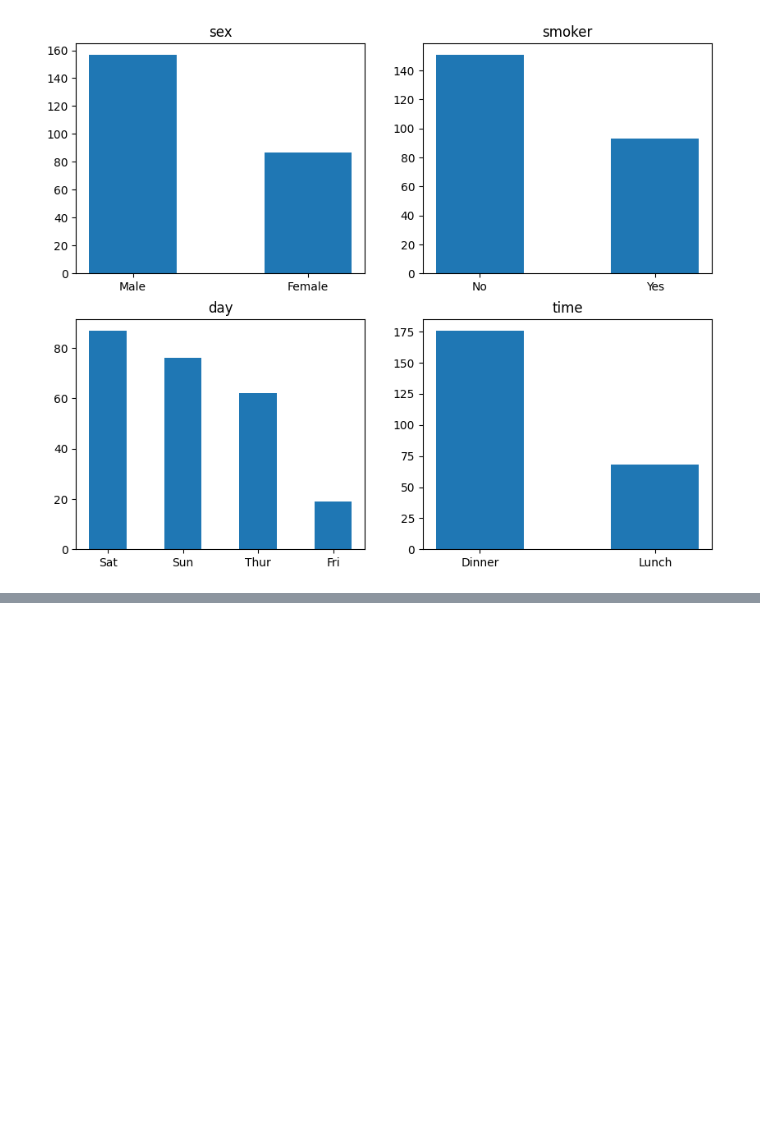
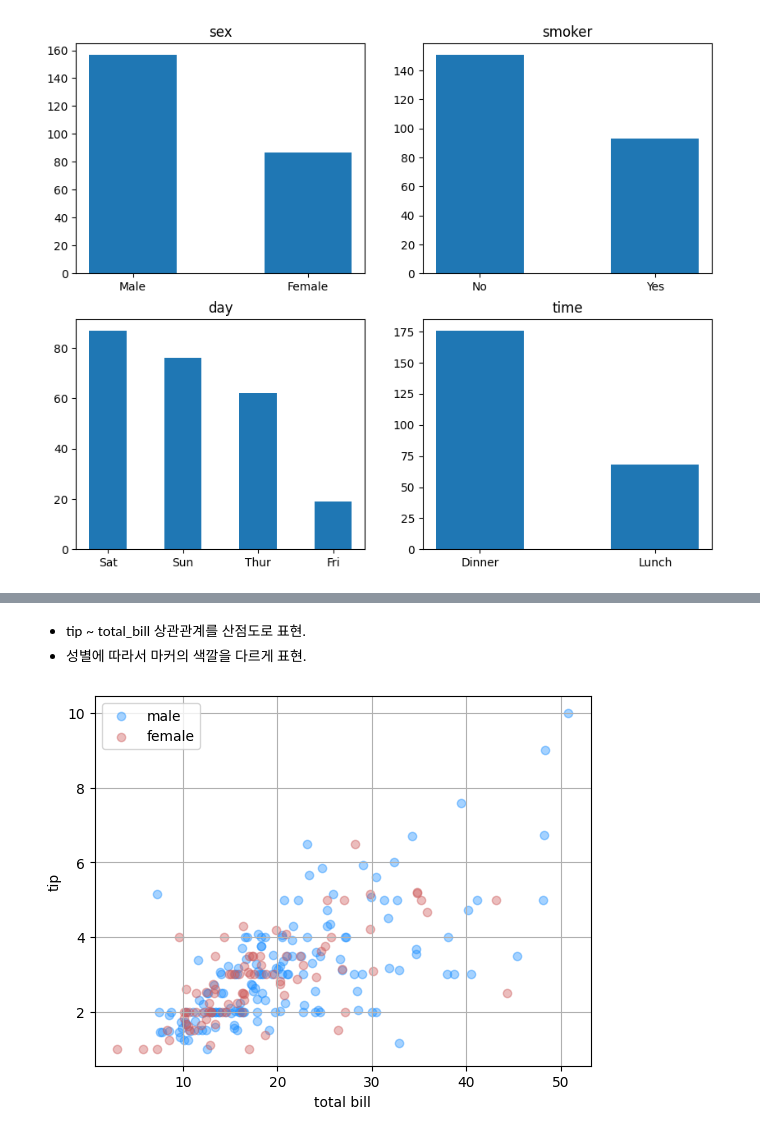
Before and after one commit to YounJJ/202511_BD53, a Jupyter notebook: lab_python/da04_matplotlib.ipynb, the cells around one changed output, grey strips where cells are left out. Cells and saved outputs as stored; diff of their text form; code cells hidden in the pictures; blank space fills up the shorter version.

```diff
--- a/lab_python/da04_matplotlib.ipynb
+++ b/lab_python/da04_matplotlib.ipynb
@@ -491,0 +485,20 @@ plt.show()
+# %% [markdown]
+*   tip ~ total_bill 상관관계를 산점도로 표현.
+*   성별에 따라서 마커의 색깔을 다르게 표현.
+# %%
+male_df = tips[tips.sex == "Male"]  # 성별이 남성인 데이터프레임
+female_df = tips[tips.sex == "Female"]  # 성별이 여성인 데이터프레임
+
+plt.scatter(x=male_df.total_bill, y=male_df.tip,
+            alpha=0.4, c="DodgerBlue", label="male")
+plt.scatter(x=female_df.total_bill, y=female_df.tip,
+            alpha=0.4, c="IndianRed", label="female")
+
+plt.xlabel("total bill")
+plt.ylabel("tip")
+plt.grid()
+plt.legend()  # 범례 표시(scatter 함수의 label 파라미터 값을 표시).
+
+plt.show()
+# %% [output]
+[figure, added]
```
Also changed, not shown: parts of 37 cells of this notebook.
